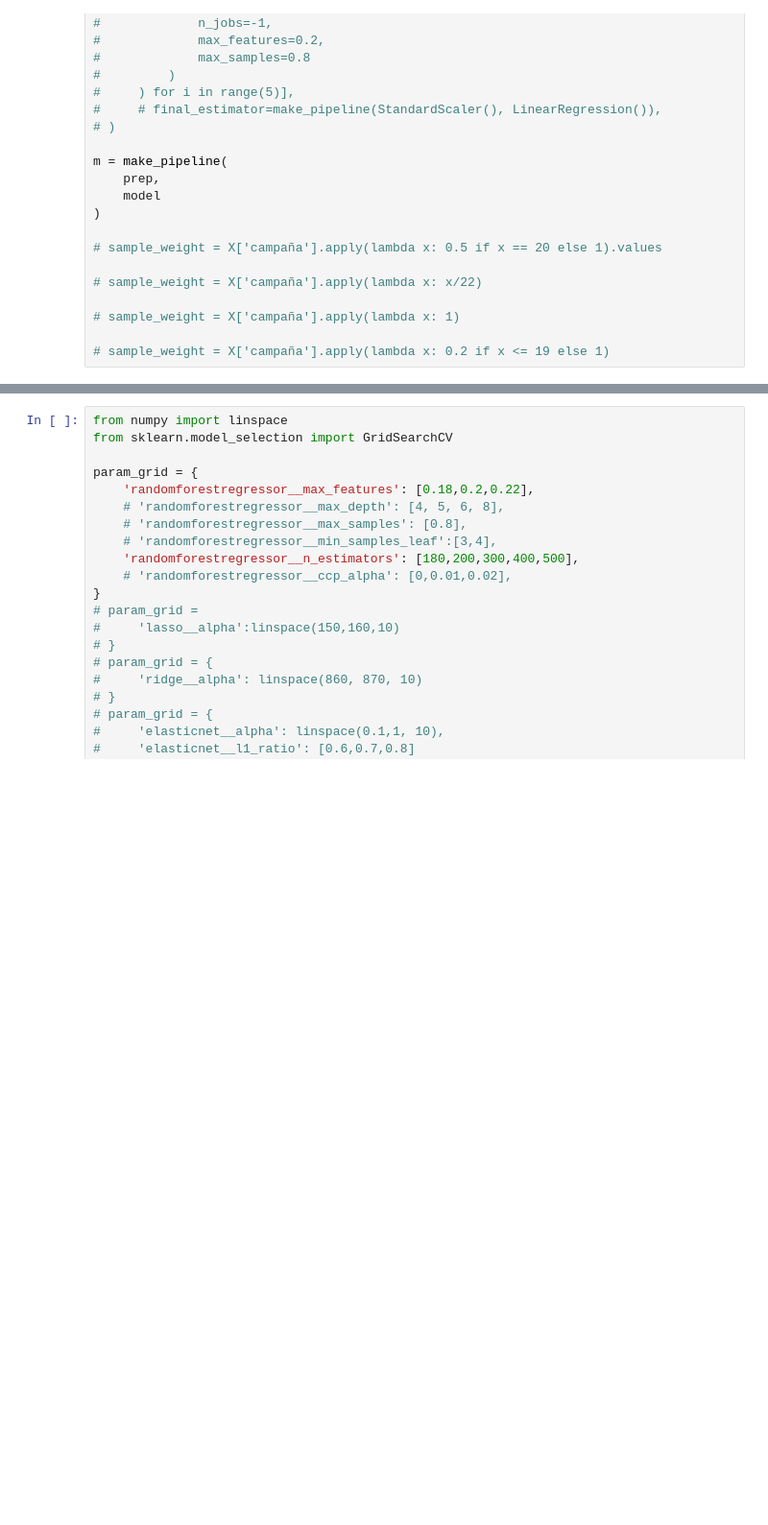
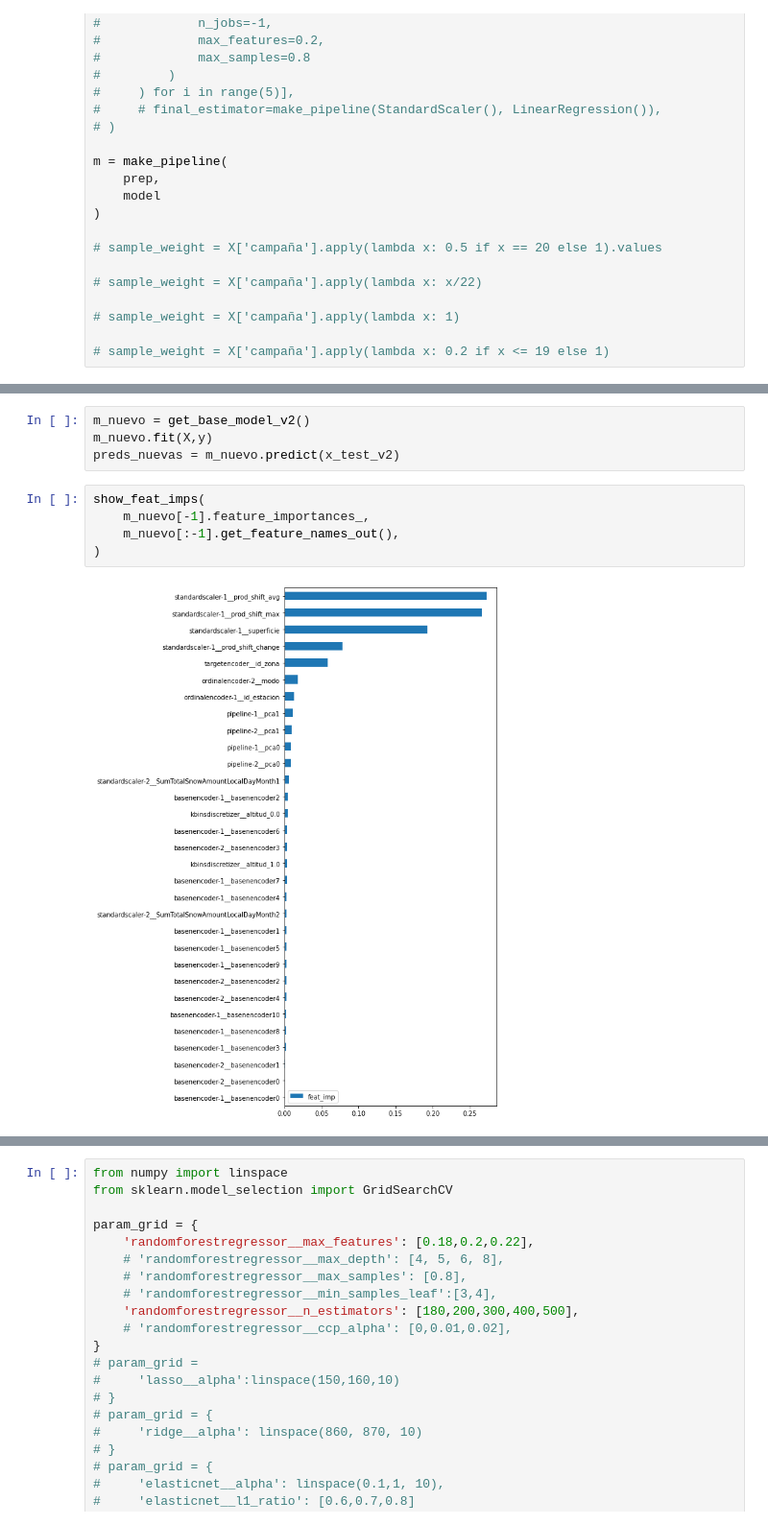
Before and after one commit to vitostamatti/datathon-cajamar-malbecs, a Jupyter notebook: notebooks/modeling/modeling-vito.ipynb, the cells around one changed output, grey strips where cells are left out. Shown at 96% size. Drawn from its saved outputs; the diff is of its cells as text; blank space fills up the shorter version.

```diff
--- a/notebooks/modeling/modeling-vito.ipynb
+++ b/notebooks/modeling/modeling-vito.ipynb
@@ -442,0 +543,11 @@ show_feat_imps(
+# %%
+m_nuevo = get_base_model_v2()
+m_nuevo.fit(X,y)
+preds_nuevas = m_nuevo.predict(x_test_v2)
+# %%
+show_feat_imps(
+    m_nuevo[-1].feature_importances_,
+    m_nuevo[:-1].get_feature_names_out(),
+)
+# %% [output]
+[figure, added]
```
Also changed, not shown: parts of 17 cells of this notebook.
